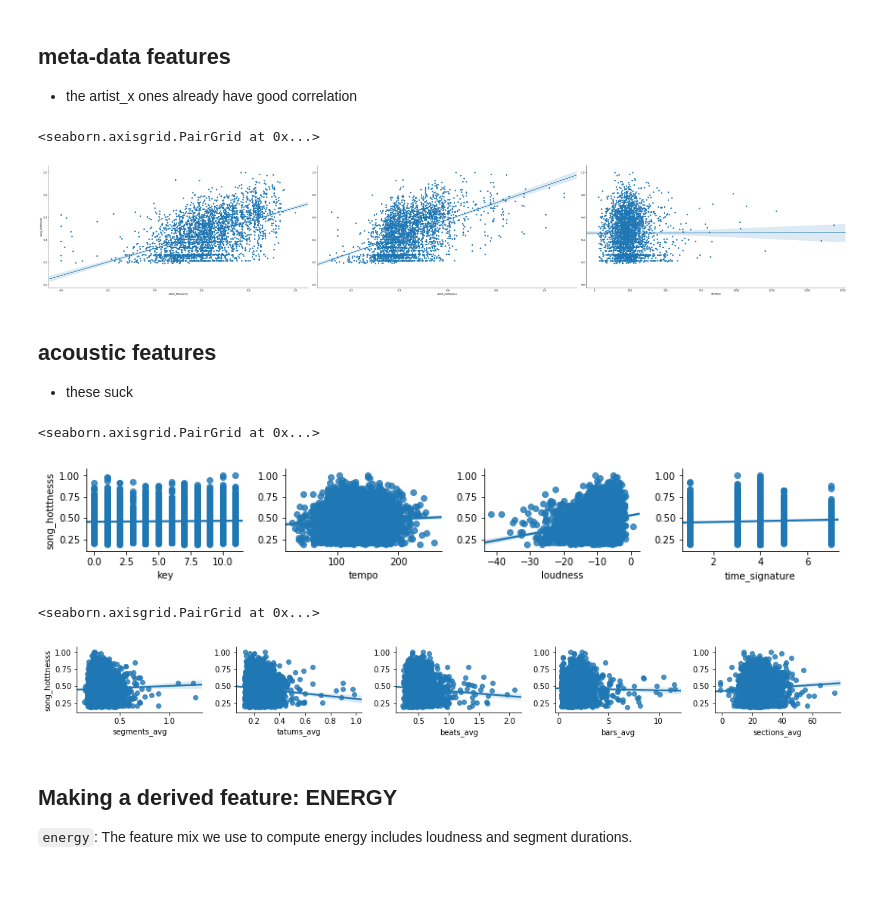
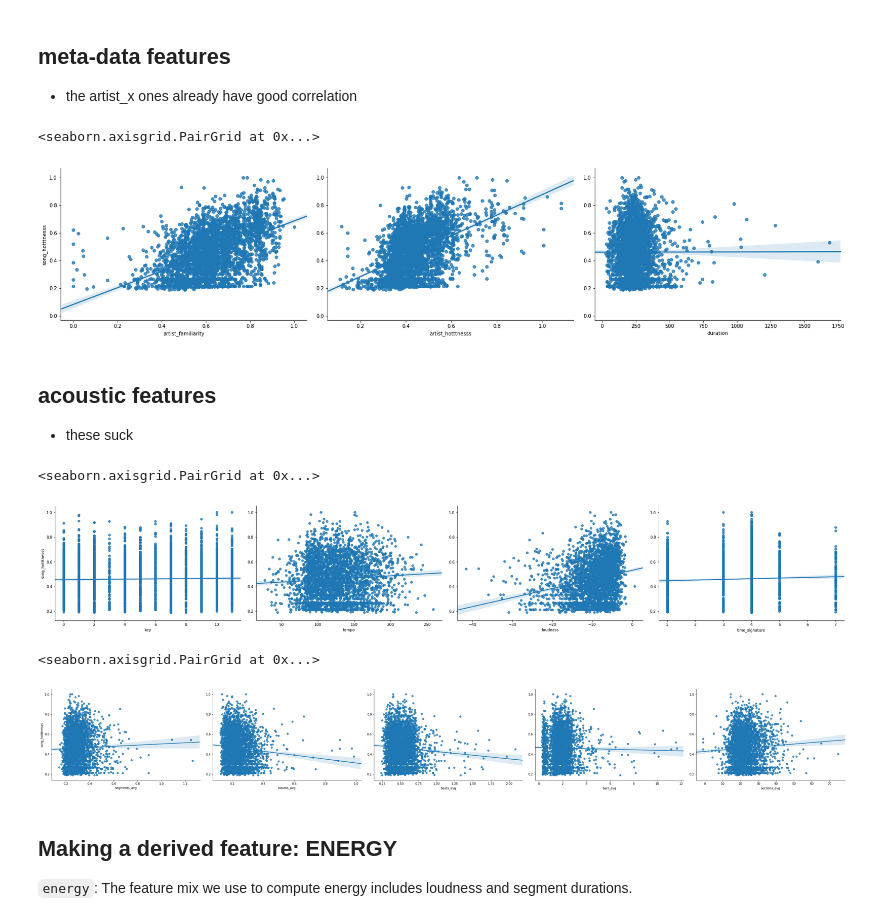
Before and after one commit to rshnn/song-success-predictor, a Jupyter notebook: exploring-dataset.ipynb, the cells around one changed output. Drawn from its saved outputs; the diff is of its cells as text; code cells hidden in the pictures; blank space fills up the shorter version.

```diff
--- a/exploring-dataset.ipynb
+++ b/exploring-dataset.ipynb
@@ -37,27 +37,27 @@ training_DF, testing_DF = util.create_dataframes(training_list, testing_list)
 + the artist_x ones already have good correlation
 # %%
 sns.pairplot(training_DF, x_vars=['artist_familiarity', 'artist_hotttnesss', 'duration'],
-             y_vars='song_hotttnesss', size=8, aspect=2, kind='reg')
+             y_vars='song_hotttnesss', size=5, aspect=1.5, kind='reg')
 # %% [output]
 <seaborn.axisgrid.PairGrid at 0x...>
-[figure, old version]
+[figure, new version]
 # %% [markdown]
 ## acoustic features
 + these suck
 # %%
 # The raw acoustic features
 sns.pairplot(training_DF, x_vars=['key', 'tempo', 'loudness', 'time_signature'],
-             y_vars='song_hotttnesss', size=2, aspect=1.5, kind='reg')
+             y_vars='song_hotttnesss', size=5, aspect=1.5, kind='reg')
 # %% [output]
 <seaborn.axisgrid.PairGrid at 0x...>
-[figure, old version]
+[figure, new version]
 # %%
 # all the interval averages
 sns.pairplot(training_DF, x_vars=['segments_avg', 'tatums_avg', 'beats_avg', 'bars_avg', 'sections_avg'],
-             y_vars='song_hotttnesss', size=2, aspect=1.5, kind='reg')
+             y_vars='song_hotttnesss', size=5, aspect=1.5, kind='reg')
 # %% [output]
 <seaborn.axisgrid.PairGrid at 0x...>
-[figure, old version]
+[figure, new version]
 # %% [markdown]
 ## Making a derived feature: ENERGY
 `energy`:  The feature mix we use to compute energy includes loudness and segment durations.
```
Also changed, not shown: parts of 1 cell of this notebook, 2 other files.
